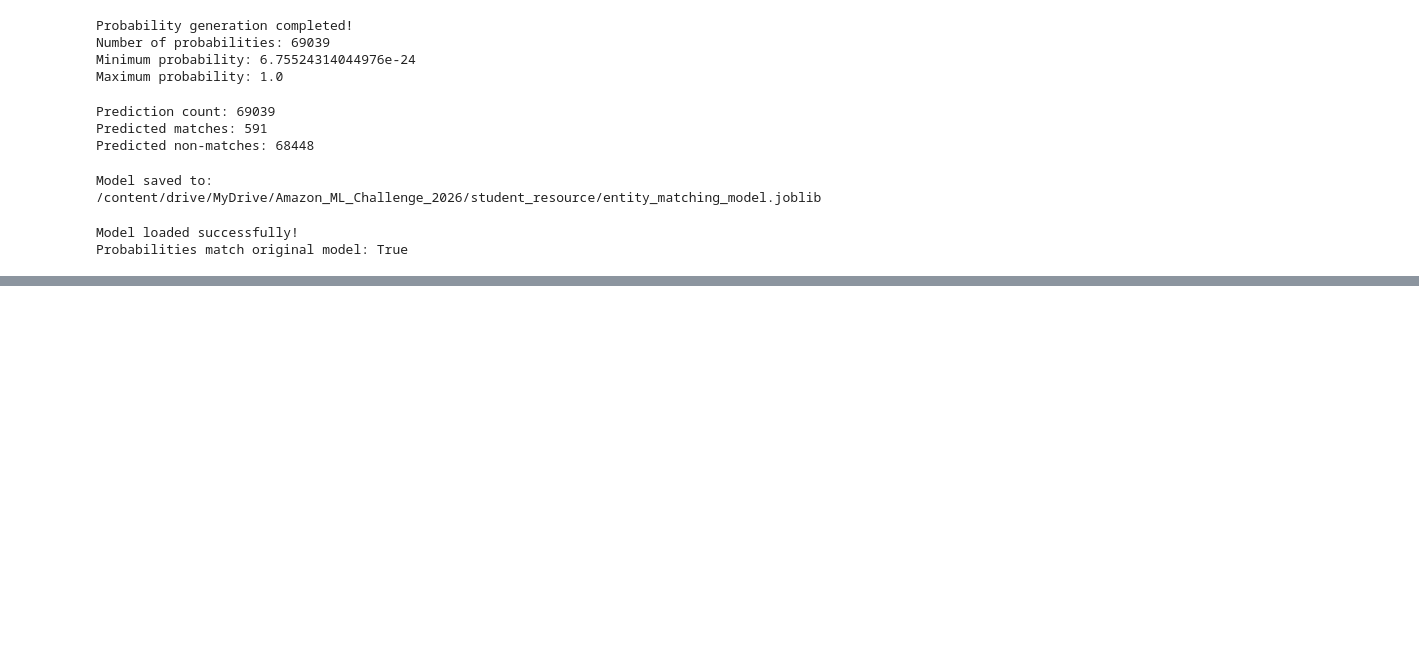
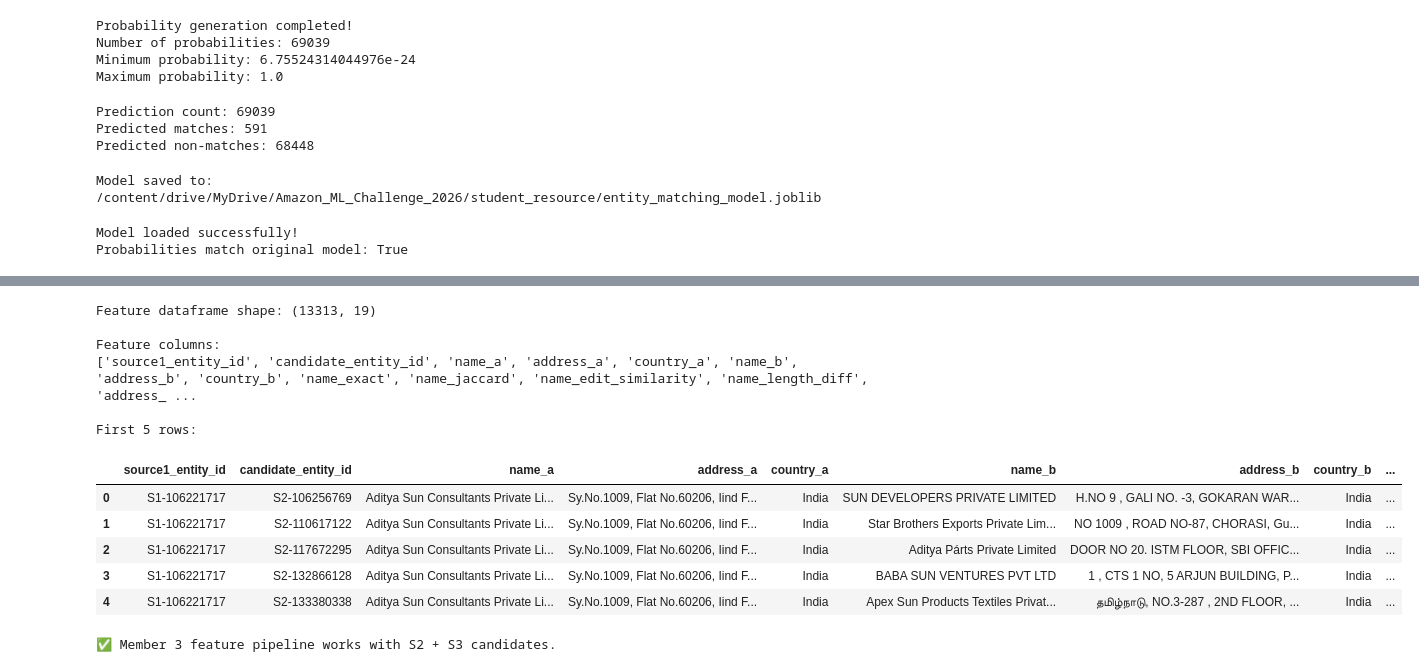
Before and after one commit to niharikagadhiraju12-boop/DataFlux, a Jupyter notebook: notebooks/04_model.ipynb, the cells around one changed output, grey strips where cells are left out. Saved outputs shown, nothing was run; the diff lists cells and outputs as text; code cells hidden in the pictures; blank space fills up the shorter version.

Commit message:
Update Member 3 Iteration 1 model notebook

```diff
--- a/notebooks/04_model.ipynb
+++ b/notebooks/04_model.ipynb
@@ -1016,0 +1456,48 @@ Probabilities match original model: True
+# %%
+# Load the feature module from the integrated project
+import sys
+import pandas as pd
+
+PROJECT_SRC = "/content/DataFlux/code/business_entity_resolution/src"
+
+if PROJECT_SRC not in sys.path:
+    sys.path.insert(0, PROJECT_SRC)
+
+from features import extract_pair_features
+
+# Combine S2 + S3 target records
+test_targets = pd.concat(
+    [TEST_S2, TEST_S3],
+    ignore_index=True
+).drop_duplicates(subset=["entity_id"])
+
+# Extract Member 3 pairwise features
+test_features = extract_pair_features(
+    test_candidates,
+    TEST_S1,
+    test_targets
+)
+
+print("Feature dataframe shape:", test_features.shape)
+
+print("\nFeature columns:")
+print(test_features.columns.tolist())
+
+print("\nFirst 5 rows:")
+display(test_features.head())
+
+print("\n✅ Member 3 feature pipeline works with S2 + S3 candidates.")
+# %% [output]
+Feature dataframe shape: (13313, 19)
+
+Feature columns:
+['source1_entity_id', 'candidate_entity_id', 'name_a', 'address_a', 'country_a', 'name_b', 'address_b', 'country_b', 'name_exact', 'name_jaccard', 'name_edit_similarity', 'name_length_diff', 'address_ ...
+
+First 5 rows:
+|  | source1_entity_id | candidate_entity_id | name_a | address_a | country_a | name_b | address_b | country_b | ... |
+| 0 | S1-106221717 | S2-106256769 | Aditya Sun Consultants Private Li... | Sy.No.1009, Flat No.60206, Iind F... | India | SUN DEVELOPERS PRIVATE LIMITED | H.NO 9 , GALI NO. -3, GOKARAN WAR... | India | ... |
+| 1 | S1-106221717 | S2-110617122 | Aditya Sun Consultants Private Li... | Sy.No.1009, Flat No.60206, Iind F... | India | Star Brothers Exports Private Lim... | NO 1009 , ROAD NO-87, CHORASI, Gu... | India | ... |
+| 2 | S1-106221717 | S2-117672295 | Aditya Sun Consultants Private Li... | Sy.No.1009, Flat No.60206, Iind F... | India | Aditya Párts Private Limited | DOOR NO 20. ISTM FLOOR, SBI OFFIC... | India | ... |
+| 3 | S1-106221717 | S2-132866128 | Aditya Sun Consultants Private Li... | Sy.No.1009, Flat No.60206, Iind F... | India | BABA SUN VENTURES PVT LTD | 1 , CTS 1 NO, 5 ARJUN BUILDING, P... | India | ... |
+| 4 | S1-106221717 | S2-133380338 | Aditya Sun Consultants Private Li... | Sy.No.1009, Flat No.60206, Iind F... | India | Apex Sun Products Textiles Privat... | தமிழ்நாடு, NO.3-287 , 2ND FLOOR, ... | India | ... |
+✅ Member 3 feature pipeline works with S2 + S3 candidates.
```
Also changed, not shown: parts of 45 cells of this notebook.
